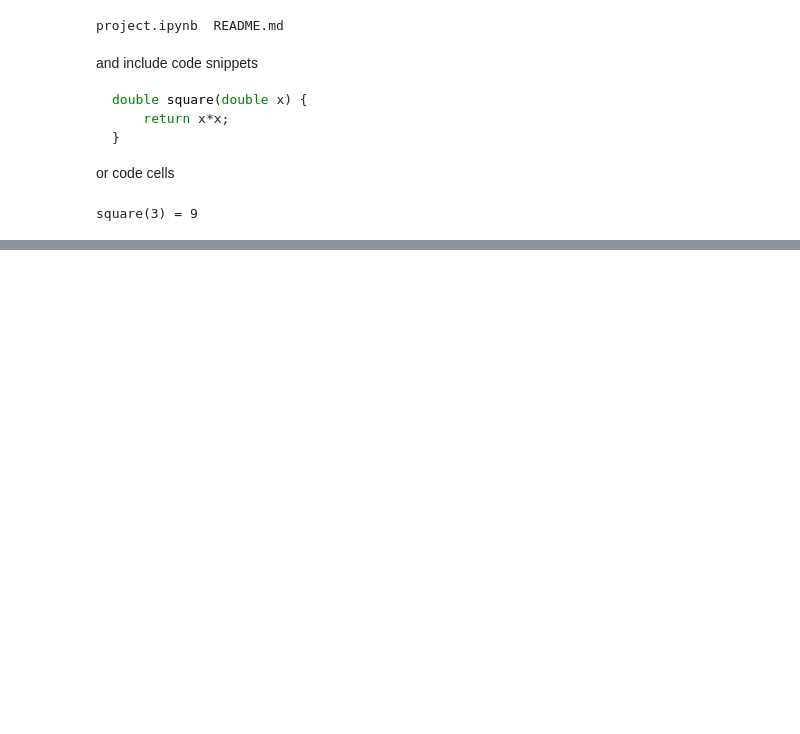
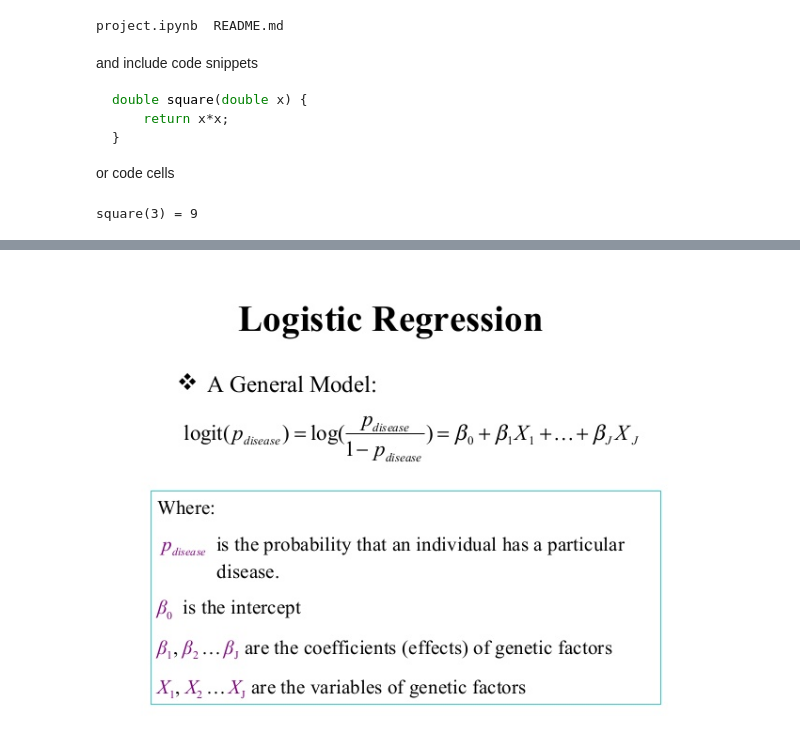
Before and after one commit to cu-numcomp/numcomp-project-zohu7459, a Jupyter notebook: project.ipynb, the cells around one changed output, grey strips where cells are left out. Drawn from its saved outputs; the diff is of its cells as text; code cells hidden in the pictures; blank space fills up the shorter version.

```diff
--- a/project.ipynb
+++ b/project.ipynb
@@ -50,0 +44,5 @@ What role does the method play in the software? How does one call it (perhaps vi
+# %%
+from IPython.display import Image
+Image(filename = "project3.jpg",width = 600,height = 800)
+# %% [output]
+[figure, added]
```
Also changed, not shown: parts of 13 cells of this notebook.
